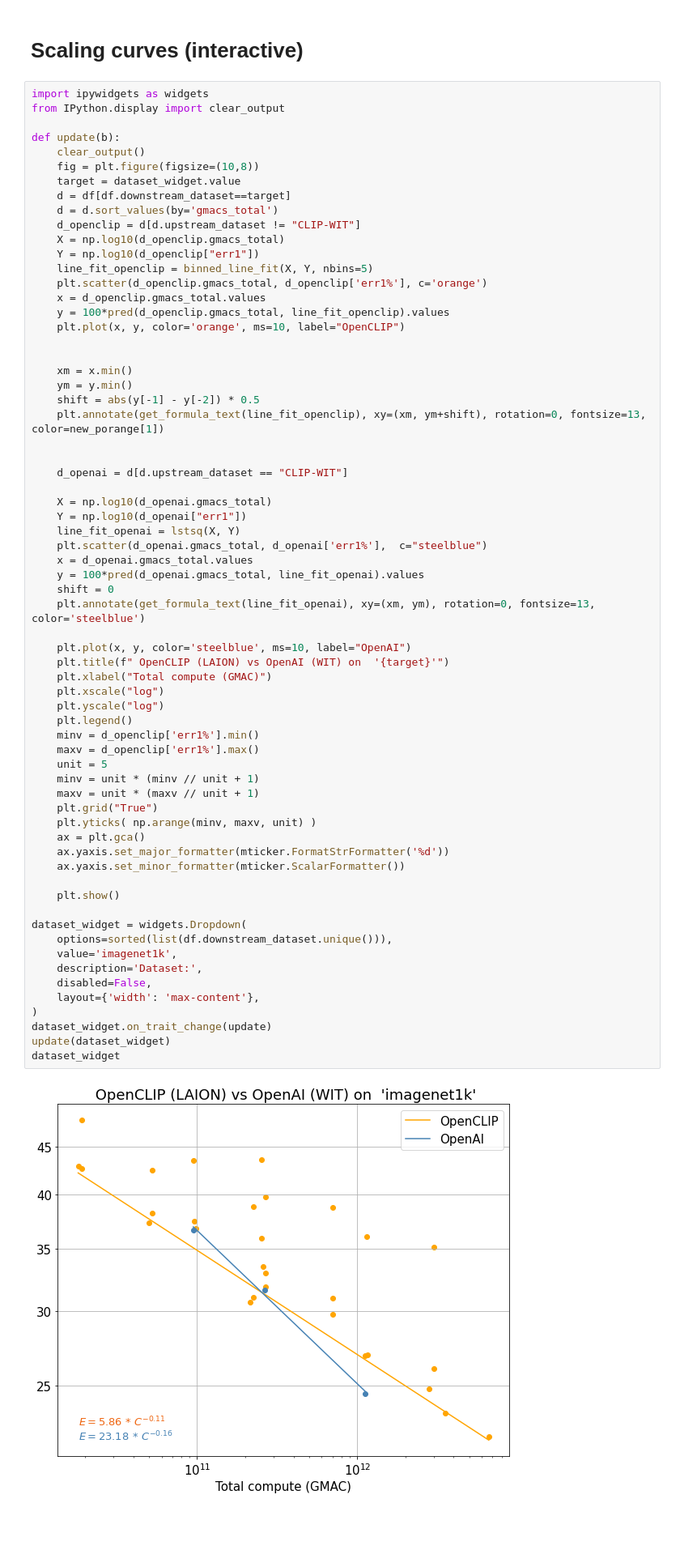
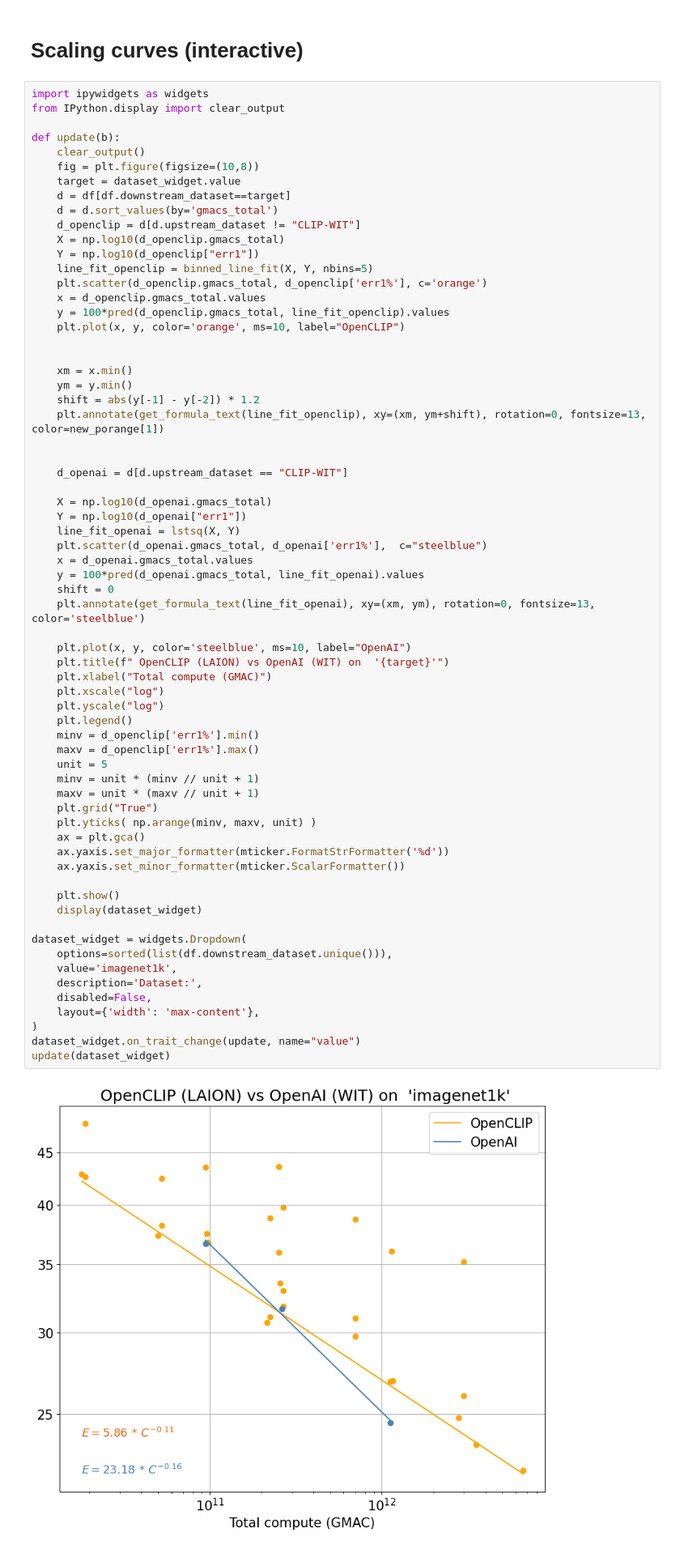
Before and after one commit to LAION-AI/scaling-laws-openclip, a Jupyter notebook: figures.ipynb, the cells around one changed output. Shown at 81% size. Saved outputs shown, nothing was run; the diff lists cells and outputs as text; blank space fills up the shorter version.

Commit message:
better interactive plots

```diff
--- a/figures.ipynb
+++ b/figures.ipynb
@@ -450,7 +449,7 @@ def update(b):
 
     xm = x.min()
     ym = y.min()
-    shift = abs(y[-1] - y[-2]) * 0.5
+    shift = abs(y[-1] - y[-2]) * 1.2
     plt.annotate(get_formula_text(line_fit_openclip), xy=(xm, ym+shift), rotation=0, fontsize=13, color=new_porange[1])
 
 
@@ -466,36 +465,36 @@ def update(b):
     plt.annotate(get_formula_text(line_fit_openai), xy=(xm, ym), rotation=0, fontsize=13, color='steelblue')
 
     plt.plot(x, y, color='steelblue', ms=10, label="OpenAI")
     plt.title(f" OpenCLIP (LAION) vs OpenAI (WIT) on  '{target}'")
     plt.xlabel("Total compute (GMAC)")
     plt.xscale("log")
     plt.yscale("log")
     plt.legend()
     minv = d_openclip['err1%'].min()
     maxv = d_openclip['err1%'].max()
     unit = 5
     minv = unit * (minv // unit + 1)
     maxv = unit * (maxv // unit + 1)
     plt.grid("True")
     plt.yticks( np.arange(minv, maxv, unit) )
     ax = plt.gca()
     ax.yaxis.set_major_formatter(mticker.FormatStrFormatter('%d'))
     ax.yaxis.set_minor_formatter(mticker.ScalarFormatter())
 
     plt.show()
+    display(dataset_widget)
 
 dataset_widget = widgets.Dropdown(
     options=sorted(list(df.downstream_dataset.unique())),
     value='imagenet1k',
     description='Dataset:',
     disabled=False,
     layout={'width': 'max-content'},
 )
-dataset_widget.on_trait_change(update)
+dataset_widget.on_trait_change(update, name="value")
 update(dataset_widget)
-dataset_widget
 # %% [output]
-[figure, old version]
+[figure, new version]
 Dropdown(description='Dataset:', index=8, layout=Layout(width='max-content'), options=('cars', 'country211', '…
 # %% [markdown]
 # Zero-shot Imagenet classification learning curves (interactive)
```
Also changed, not shown: parts of 3 cells of this notebook.
